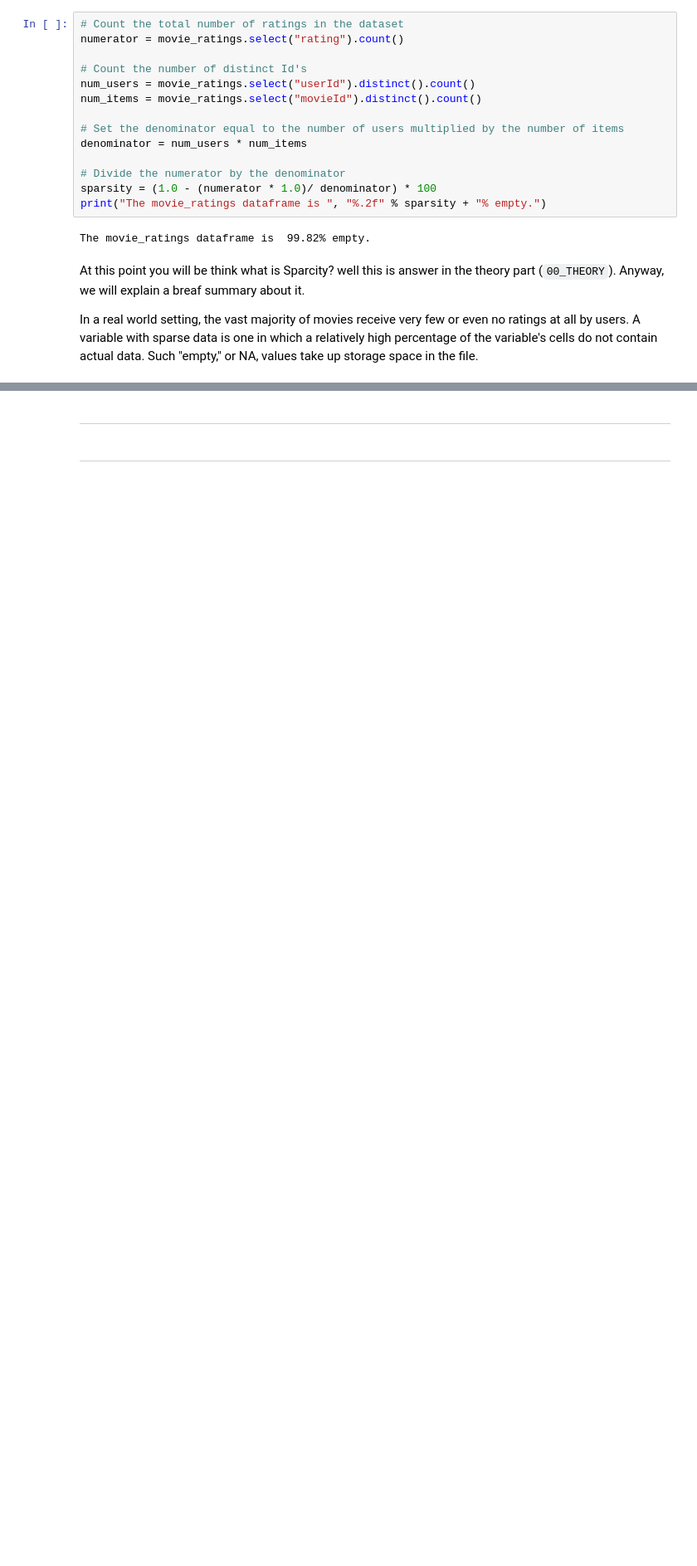
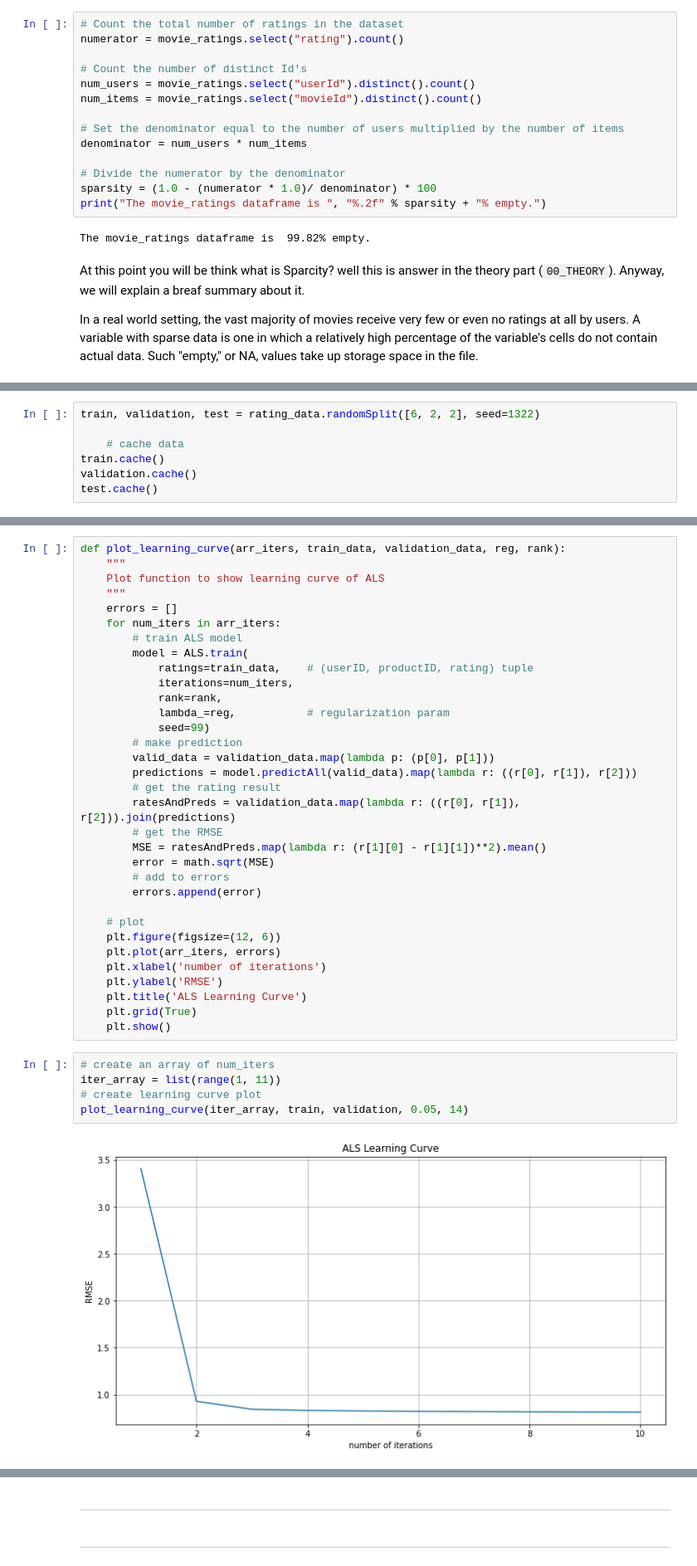
Before and after one commit to jlopezgaldon/recommendation_engine, a Jupyter notebook: notebooks/02_ALS.ipynb, the cells around one changed output, grey strips where cells are left out. Shown: that part at 83% size. Drawn from its saved outputs; the diff is of its cells as text; blank space fills up the shorter version.

```diff
--- a/notebooks/02_ALS.ipynb
+++ b/notebooks/02_ALS.ipynb
@@ -150,0 +192,7 @@ In a real world setting, the vast majority of movies receive very few or even no
+# %%
+train, validation, test = rating_data.randomSplit([6, 2, 2], seed=1322)
+
+    # cache data
+train.cache()
+validation.cache()
+test.cache()
@@ -150,0 +277,40 @@ In a real world setting, the vast majority of movies receive very few or even no
+# %%
+def plot_learning_curve(arr_iters, train_data, validation_data, reg, rank):
+    """
+    Plot function to show learning curve of ALS
+    """
+    errors = []
+    for num_iters in arr_iters:
+        # train ALS model
+        model = ALS.train(
+            ratings=train_data,    # (userID, productID, rating) tuple
+            iterations=num_iters,
+            rank=rank,
+            lambda_=reg,           # regularization param
+            seed=99)
+        # make prediction
+        valid_data = validation_data.map(lambda p: (p[0], p[1]))
+        predictions = model.predictAll(valid_data).map(lambda r: ((r[0], r[1]), r[2]))
+        # get the rating result
+        ratesAndPreds = validation_data.map(lambda r: ((r[0], r[1]), r[2])).join(predictions)
+        # get the RMSE
+        MSE = ratesAndPreds.map(lambda r: (r[1][0] - r[1][1])**2).mean()
+        error = math.sqrt(MSE)
+        # add to errors
+        errors.append(error)
+
+    # plot
+    plt.figure(figsize=(12, 6))
+    plt.plot(arr_iters, errors)
+    plt.xlabel('number of iterations')
+    plt.ylabel('RMSE')
+    plt.title('ALS Learning Curve')
+    plt.grid(True)
+    plt.show()
+# %%
+# create an array of num_iters
+iter_array = list(range(1, 11))
+# create learning curve plot
+plot_learning_curve(iter_array, train, validation, 0.05, 14)
+# %% [output]
+[figure, added]
```
Also changed, not shown: parts of 28 cells of this notebook, 1 other file.
